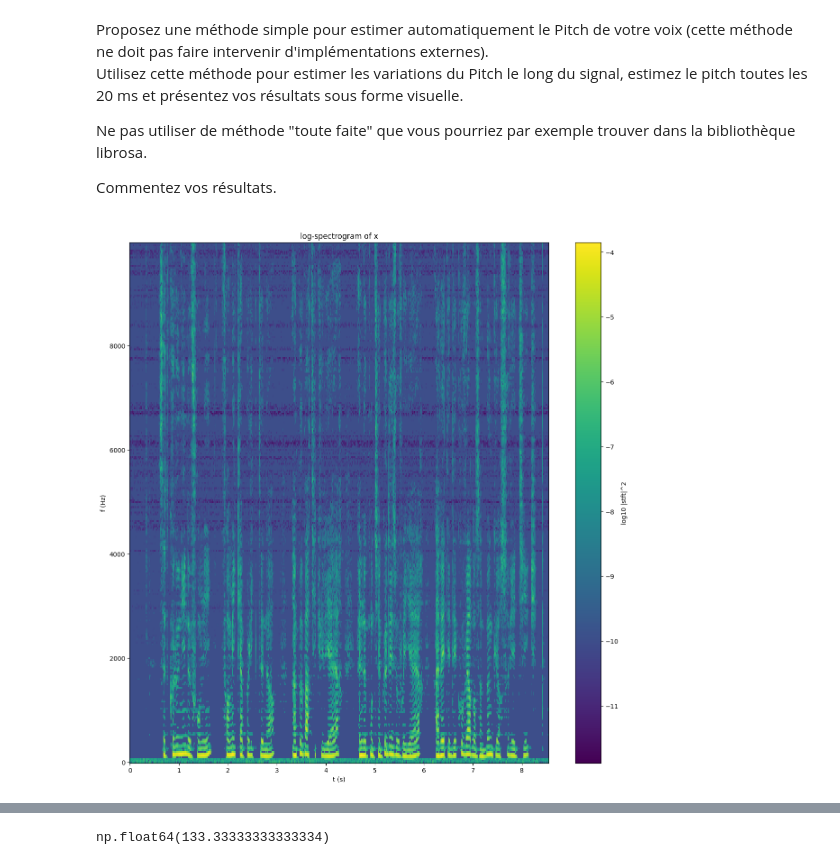
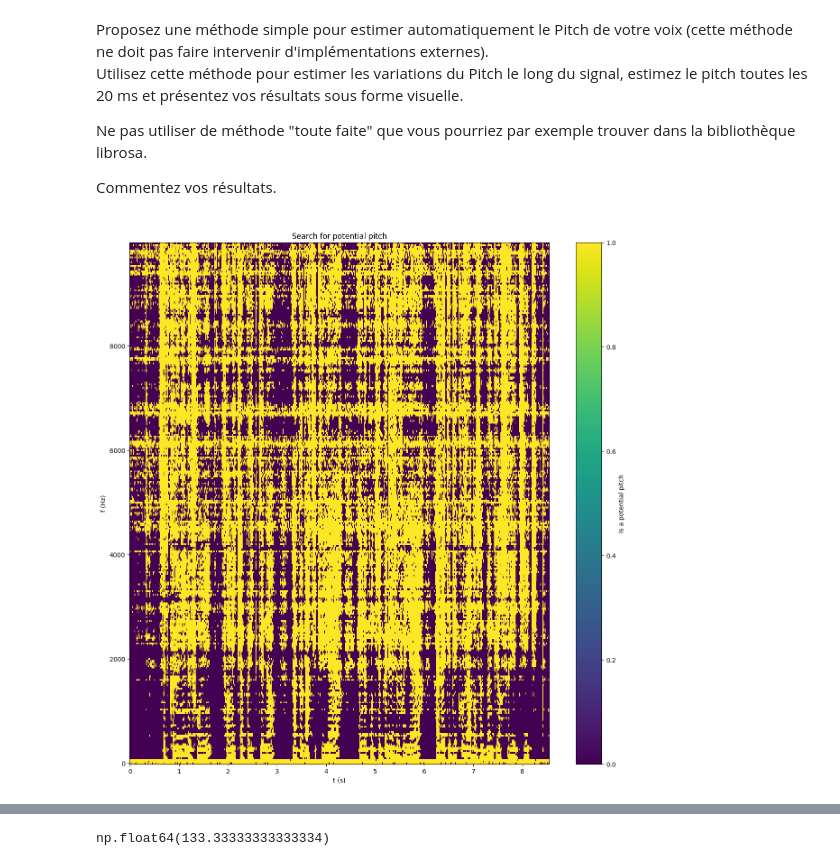
Before and after one commit to TheoBSG/MVA_signal, a Jupyter notebook: TP1/dlts-tp1.ipynb, the cells around one changed output, grey strips where cells are left out. Cells and saved outputs as stored; diff of their text form; code cells hidden in the pictures.

```diff
--- a/TP1/dlts-tp1.ipynb
+++ b/TP1/dlts-tp1.ipynb
@@ -114,30 +114,28 @@ Commentez vos résultats.
 # %%
 # Test : the pitch is supposed to cary the most power
 # -> Does not work in practice ( due to unusual values from the mean of measure ??)
 # May be usefull to check for harmonic first and then get the harmonic that carries the most power (i.e the lowest one)
 
 tolerance = 0.5
 max_log_DSP_windowize = np.max(log_spectrogram,
                                axis = 1)
 
-# print(log_spectrogram.shape)
-# print(max_log_DSP_windowize.shape)
+# Get the max spd at each time_steps
 max_log_DSP_windowize = np.transpose(np.array([max_log_DSP_windowize for i in range(log_spectrogram.shape[1])]))
-# print(max_log_DSP_windowize.shape)
 
-filtered_log_spectrogram = log_spectrogram.copy()
-# print(max_log_DSP_windowize)
-# print(filtered_log_spectrogram<=(max_log_DSP_windowize - tolerance))
-# print(max_log_DSP_windowize - tolerance*max_log_DSP_windowize)
+# Get all the potential pitch at each time steps
+# The pitch is supposed to carry some significant power so it is likely that it has a power that is near the max
+frequency_in_max_spd = log_spectrogram.copy()
+frequency_in_max_spd[frequency_in_max_spd<(max_log_DSP_windowize + tolerance*max_log_DSP_windowize)]     = 0
+frequency_in_max_spd[~(frequency_in_max_spd==0)]  = 1
 
-filtered_log_spectrogram[filtered_log_spectrogram<(max_log_DSP_windowize + tolerance*max_log_DSP_windowize)] = -10
 
 plt.figure(figsize = (15, 15))                  # Better to have a bigger height than risk loosing info by cutting at a frequency that is too low
-plt.pcolor(time, frequencies, filtered_log_spectrogram)
-plt.title('log-spectrogram of x')
+plt.pcolor(time, frequencies, frequency_in_max_spd)
+plt.title('Search for potential pitch')
 plt.xlabel('t (s)')
 plt.ylabel('f (Hz)')
-plt.colorbar(label = 'log10 |stft|^2')
+plt.colorbar(label = 'Is a potential pitch')
 plt.show()
 # %% [output]
-[figure, old version]
+[figure, new version]
```
Also changed, not shown: parts of 3 cells of this notebook.
